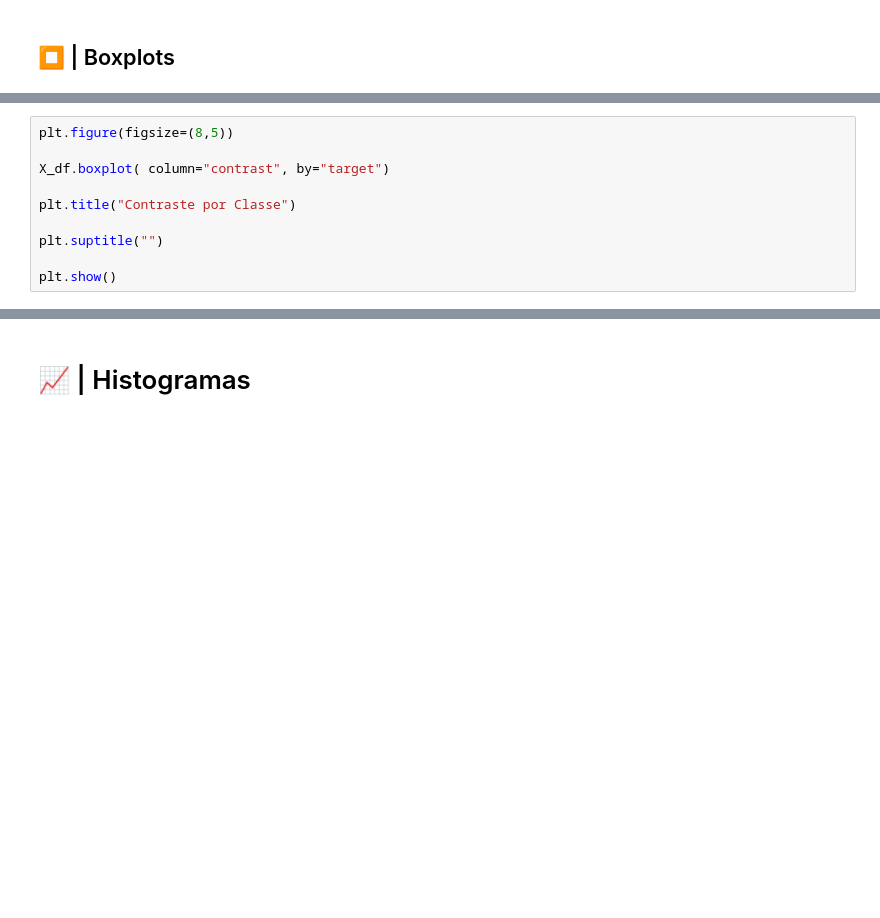
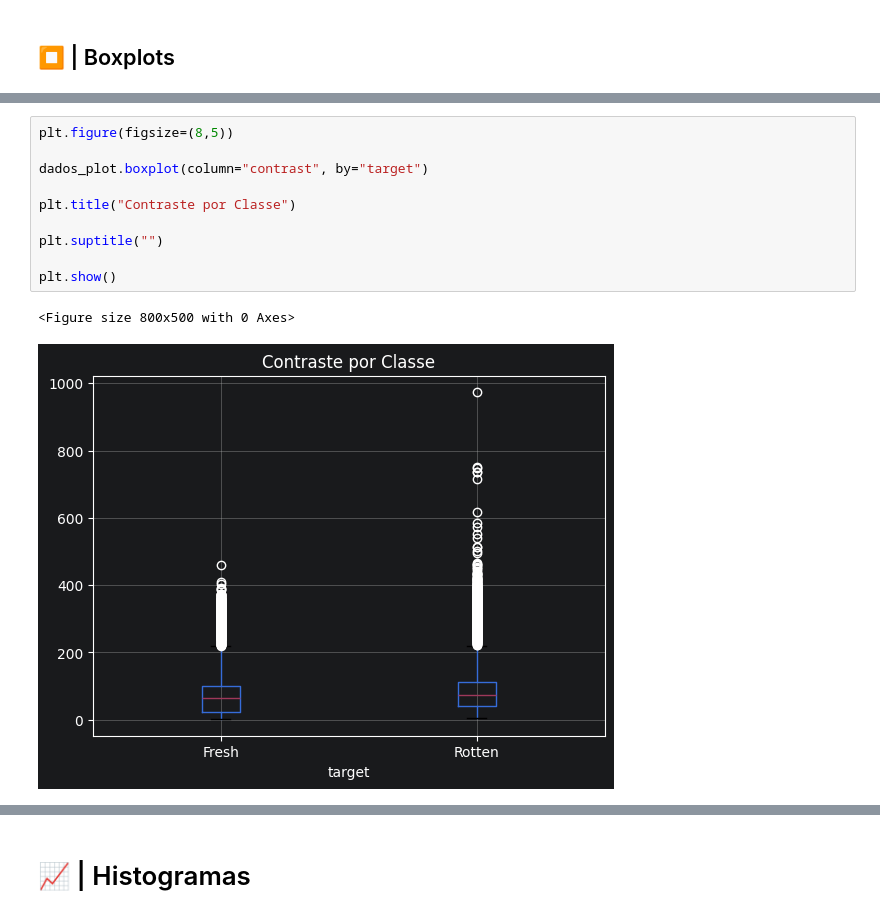
Before and after one commit to LuizLeineker/FruitClassification, a Jupyter notebook: notebooks/02_features.ipynb, the cells around one changed output, grey strips where cells are left out. Saved outputs shown, nothing was run; the diff lists cells and outputs as text; blank space fills up the shorter version.

```diff
--- a/notebooks/02_features.ipynb
+++ b/notebooks/02_features.ipynb
@@ -309,13 +523,16 @@ plt.show()
 # %%
 plt.figure(figsize=(8,5))
 
-X_df.boxplot( column="contrast", by="target")
+dados_plot.boxplot(column="contrast", by="target")
 
 plt.title("Contraste por Classe")
 
 plt.suptitle("")
 
 plt.show()
+# %% [output]
+<Figure size 800x500 with 0 Axes>
+[figure, added]
 # %%
 plt.figure(figsize=(8,5))
 
```
Also changed, not shown: parts of 31 cells of this notebook, 30 other files.
